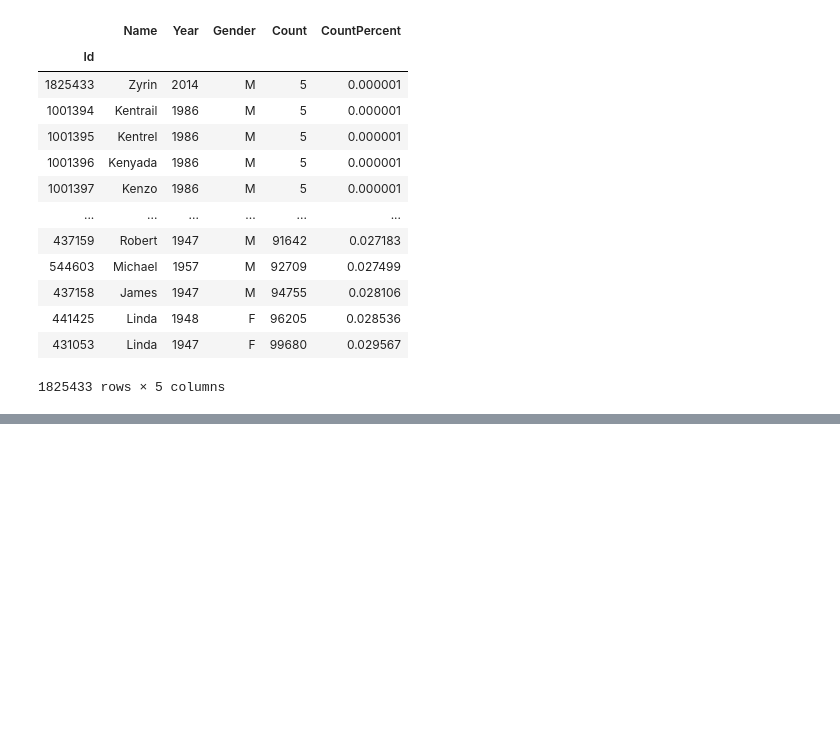
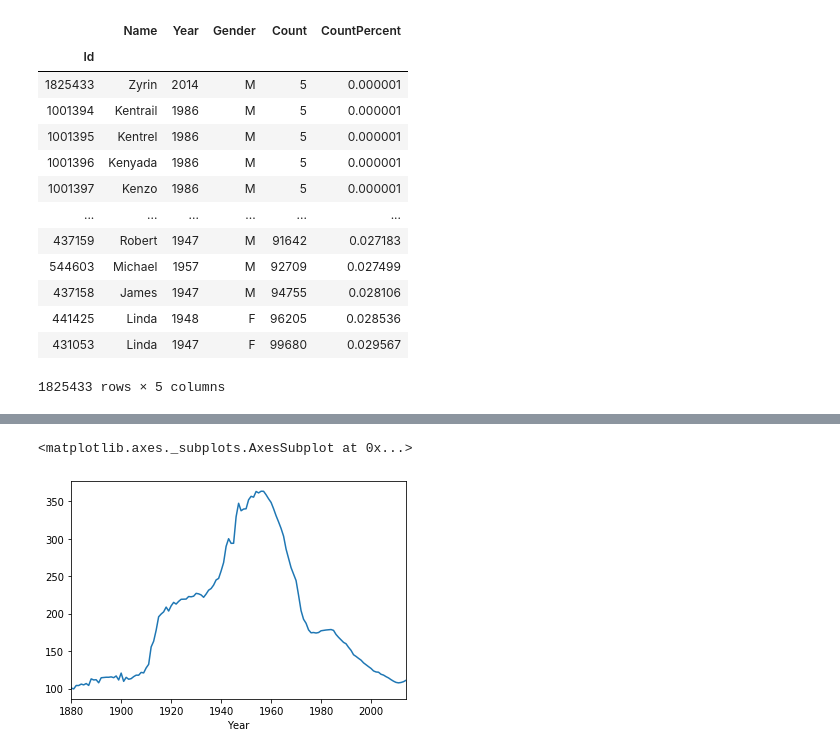
Before and after one commit to aalkhulaifi/data_science, a Jupyter notebook: exercises/lab_2/Untitled.ipynb, the cells around one changed output, grey strips where cells are left out. Drawn from its saved outputs; the diff is of its cells as text; code cells hidden in the pictures; blank space fills up the shorter version.

```diff
--- a/exercises/lab_2/Untitled.ipynb
+++ b/exercises/lab_2/Untitled.ipynb
@@ -152,0 +197,7 @@ data['Count'][]
+# %%
+data_summary = data.groupby('Year')['Count'].mean()
+# %%
+data_summary.plot()
+# %% [output]
+<matplotlib.axes._subplots.AxesSubplot at 0x...>
+[figure, added]
```
Also changed, not shown: parts of 8 cells of this notebook.
